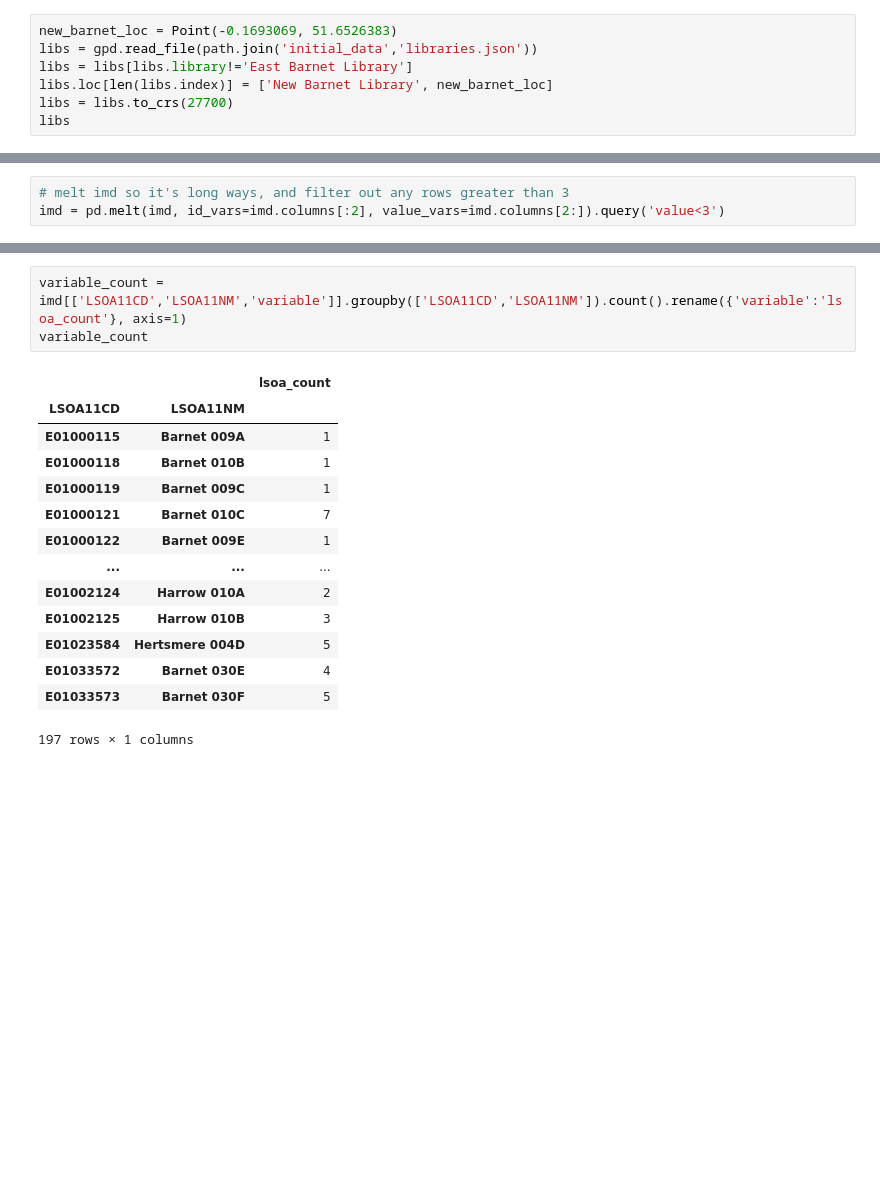
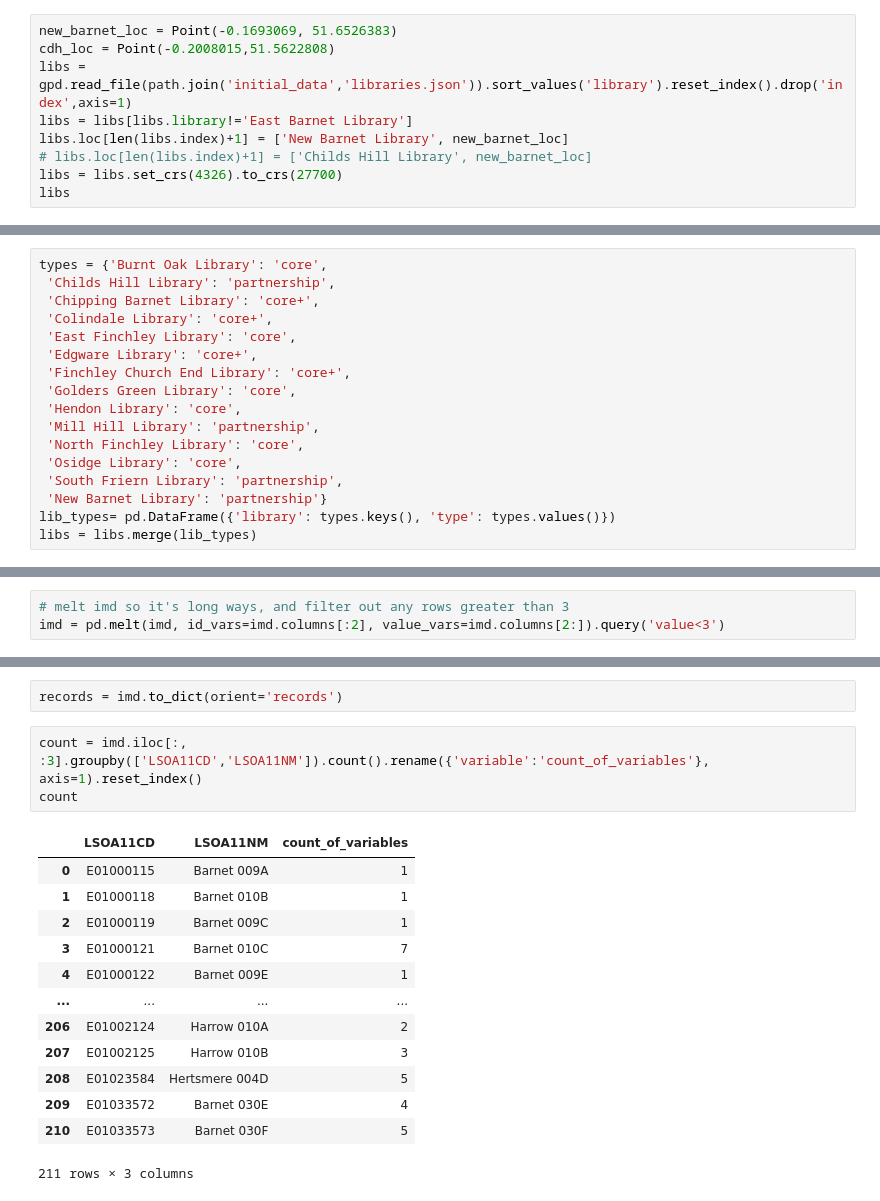
Before and after one commit to 0sumrich/libs-imd-map, a Jupyter notebook: index.ipynb, the cells around one changed output, grey strips where cells are left out. Cells and saved outputs as stored; diff of their text form; blank space fills up the shorter version.

```diff
--- a/index.ipynb
+++ b/index.ipynb
@@ -29,10 +29,12 @@ Datum: OSGB 1936
 barnet = las[las.lad19nm=='Barnet']
 # %%
 new_barnet_loc = Point(-0.1693069, 51.6526383)
-libs = gpd.read_file(path.join('initial_data','libraries.json'))
+cdh_loc = Point(-0.2008015,51.5622808)
+libs = gpd.read_file(path.join('initial_data','libraries.json')).sort_values('library').reset_index().drop('index',axis=1)
 libs = libs[libs.library!='East Barnet Library']
-libs.loc[len(libs.index)] = ['New Barnet Library', new_barnet_loc]
-libs = libs.to_crs(27700)
+libs.loc[len(libs.index)+1] = ['New Barnet Library', new_barnet_loc]
+# libs.loc[len(libs.index)+1] = ['Childs Hill Library', new_barnet_loc]
+libs = libs.set_crs(4326).to_crs(27700)
 libs
 # %% [output]
 |  | library | geometry |
@@ -51,0 +55,17 @@ libs
+# %%
+types = {'Burnt Oak Library': 'core',
+ 'Childs Hill Library': 'partnership',
+ 'Chipping Barnet Library': 'core+',
+ 'Colindale Library': 'core+',
+ 'East Finchley Library': 'core',
+ 'Edgware Library': 'core+',
+ 'Finchley Church End Library': 'core+',
+ 'Golders Green Library': 'core',
+ 'Hendon Library': 'core',
+ 'Mill Hill Library': 'partnership',
+ 'North Finchley Library': 'core',
+ 'Osidge Library': 'core',
+ 'South Friern Library': 'partnership',
+ 'New Barnet Library': 'partnership'}
+lib_types= pd.DataFrame({'library': types.keys(), 'type': types.values()})
+libs = libs.merge(lib_types)
@@ -122,18 +147,19 @@ imd
+# %%
+records = imd.to_dict(orient='records')
 # %%
-variable_count = imd[['LSOA11CD','LSOA11NM','variable']].groupby(['LSOA11CD','LSOA11NM']).count().rename({'variable':'lsoa_count'}, axis=1)
-variable_count
+count = imd.iloc[:, :3].groupby(['LSOA11CD','LSOA11NM']).count().rename({'variable':'count_of_variables'}, axis=1).reset_index()
+count
 # %% [output]
-|  |  | lsoa_count |
-| LSOA11CD | LSOA11NM |  |
-| E01000115 | Barnet 009A | 1 |
-| E01000118 | Barnet 010B | 1 |
-| E01000119 | Barnet 009C | 1 |
-| E01000121 | Barnet 010C | 7 |
-| E01000122 | Barnet 009E | 1 |
-| ... | ... | ... |
-| E01002124 | Harrow 010A | 2 |
-| E01002125 | Harrow 010B | 3 |
-| E01023584 | Hertsmere 004D | 5 |
-| E01033572 | Barnet 030E | 4 |
-| E01033573 | Barnet 030F | 5 |
+|  | LSOA11CD | LSOA11NM | count_of_variables |
+| 0 | E01000115 | Barnet 009A | 1 |
+| 1 | E01000118 | Barnet 010B | 1 |
+| 2 | E01000119 | Barnet 009C | 1 |
+| 3 | E01000121 | Barnet 010C | 7 |
+| 4 | E01000122 | Barnet 009E | 1 |
+| ... | ... | ... | ... |
+| 206 | E01002124 | Harrow 010A | 2 |
+| 207 | E01002125 | Harrow 010B | 3 |
+| 208 | E01023584 | Hertsmere 004D | 5 |
+| 209 | E01033572 | Barnet 030E | 4 |
+| 210 | E01033573 | Barnet 030F | 5 |
-197 rows × 1 columns
+211 rows × 3 columns
```
Also changed, not shown: parts of 17 cells of this notebook, 3 other files.
